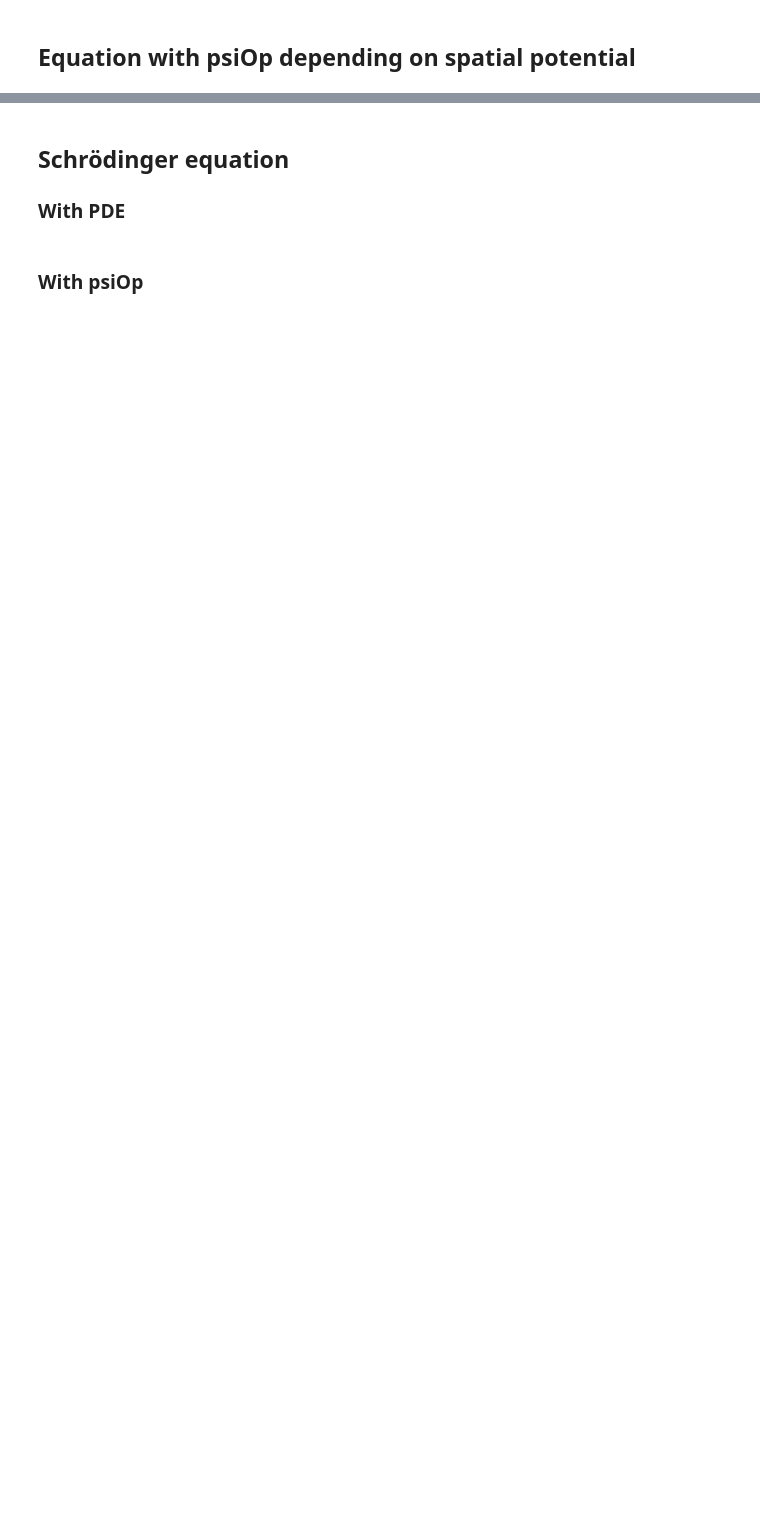
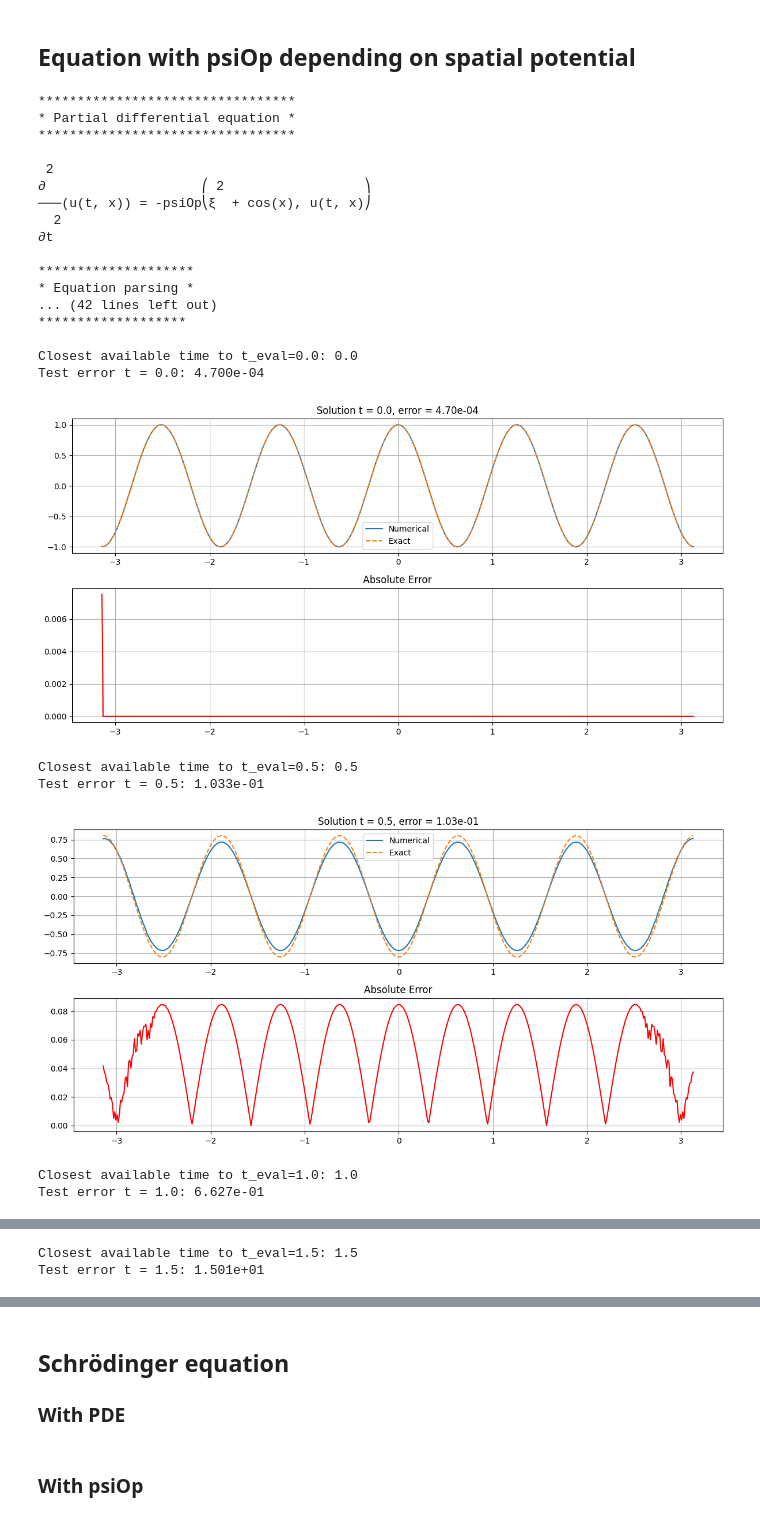
Before and after one commit to phbillet/psipy, a Jupyter notebook: notebooks/pdesolver_tester_periodic_1d.ipynb, the cells around one changed output, grey strips where cells are left out. Drawn from its saved outputs; the diff is of its cells as text; code cells hidden in the pictures; blank space fills up the shorter version.

```diff
--- a/notebooks/pdesolver_tester_periodic_1d.ipynb
+++ b/notebooks/pdesolver_tester_periodic_1d.ipynb
@@ -895,31 +979,55 @@ equation = Eq(diff(u(t,x), t, t), -psiOp(p_expr, u(t,x)))
 solver = PDESolver(equation)
 
 # Setup the solver
 Lx = 2 * np.pi
 Nx = 512
 Lt = 2.0
 Nt = 1000
 k = 5
 omega = np.sqrt(k**2 + 0)  # approximation si V(x) ≈ 0
 
 initial_condition = lambda x: np.cos(k * x)
 initial_velocity = lambda x: 0 * x
 # Exact solution
 u_exact = lambda x, t: np.cos(omega * t) * np.cos(k * x)
 
 solver.setup(
     Lx=Lx,
     Nx=Nx,
     Lt=Lt,
     Nt=Nt,
     boundary_condition='periodic',
     initial_condition=initial_condition,
     initial_velocity=initial_velocity
 )
 
 # Solve the PDE
 solver.solve()
 
 # Perform tests
 for i in range(5):
-    solver.test(u_exact=u_exact, t_eval=i * Lt / 4, threshold=3e-1, component='real')
+    solver.test(u_exact=u_exact, t_eval=i * Lt / 4, threshold=3e5, component='real')
+# %% [output]
+*********************************
+* Partial differential equation *
+*********************************
+
+ 2
+∂                    ⎛ 2                  ⎞
+───(u(t, x)) = -psiOp⎝ξ  + cos(x), u(t, x)⎠
+  2
+∂t
+
+********************
+* Equation parsing *
+... (42 lines left out)
+*******************
+
+Closest available time to t_eval=0.0: 0.0
+Test error t = 0.0: 4.700e-04
+[figure, added]
+Closest available time to t_eval=0.5: 0.5
+Test error t = 0.5: 1.033e-01
+[figure, added]
+Closest available time to t_eval=1.0: 1.0
+Test error t = 1.0: 6.627e-01
@@ -925,0 +1035,2 @@ for i in range(5):
+Closest available time to t_eval=1.5: 1.5
+Test error t = 1.5: 1.501e+01
```
Also changed, not shown: parts of 6 cells of this notebook, 7 other files.
